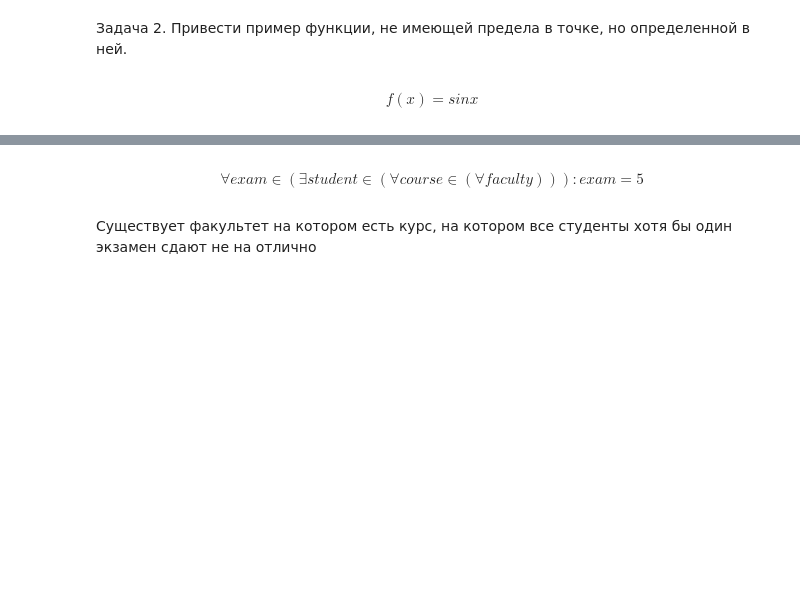
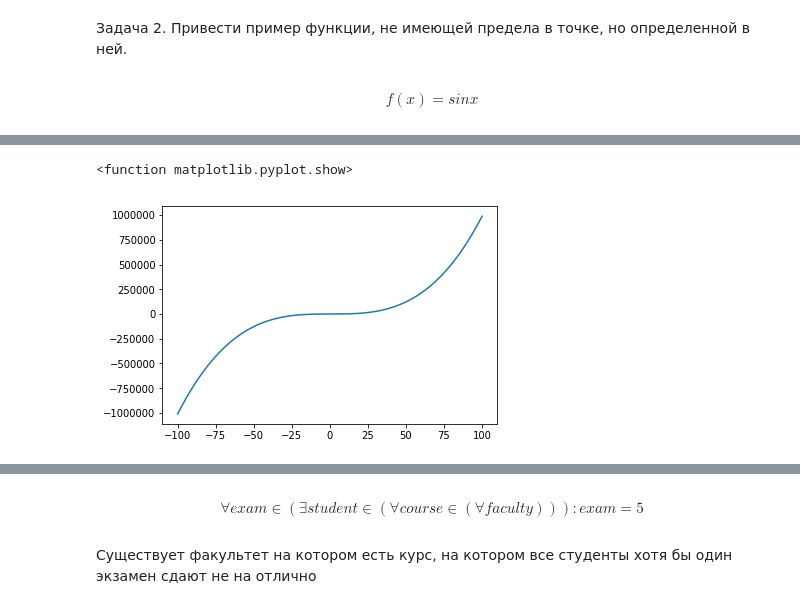
Before and after one commit to aldalinde/Python_for_DSc, a Jupyter notebook: Calculus_4.ipynb, the cells around one changed output, grey strips where cells are left out. Cells and saved outputs as stored; diff of their text form; code cells hidden in the pictures; blank space fills up the shorter version.

```diff
--- a/Calculus_4.ipynb
+++ b/Calculus_4.ipynb
@@ -41,0 +26,7 @@ $$ C \to (A \cup \overline{B}) $$
+# %%
+n = np.arange(-100, 100, 0.05)
+plt.plot(n, n**3 - n**2)
+plt.show
+# %% [output]
+<function matplotlib.pyplot.show>
+[figure, added]
```
Also changed, not shown: parts of 26 cells of this notebook.
